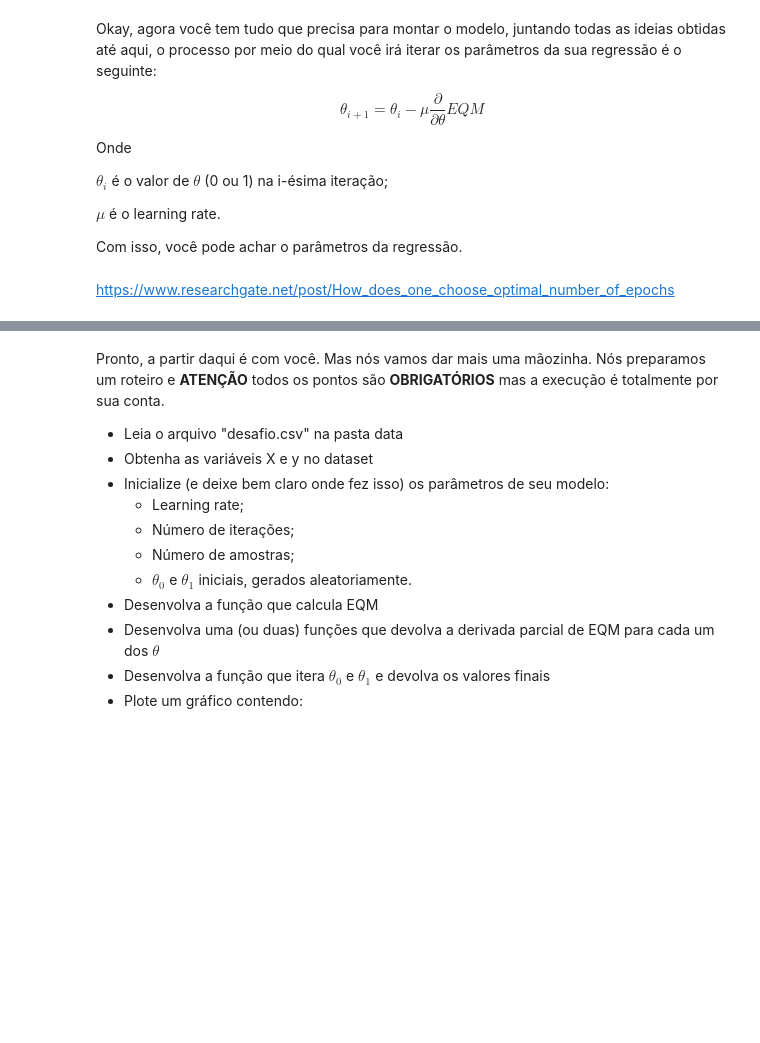
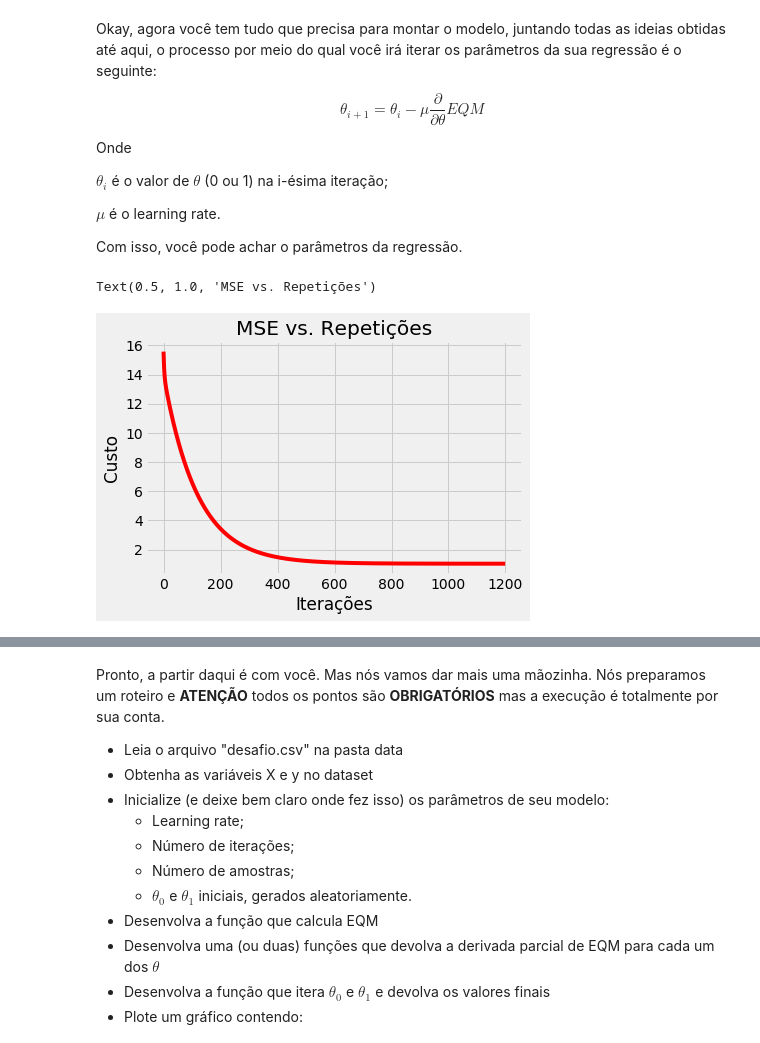
Before and after one commit to lucasfonseca19/Fase1_2020-2, a Jupyter notebook: PS - Talus Insper - 2020.2 - Desafio.ipynb, the cells around one changed output, grey strips where cells are left out. Saved outputs shown, nothing was run; the diff lists cells and outputs as text; code cells hidden in the pictures; blank space fills up the shorter version.

```diff
--- a/PS - Talus Insper - 2020.2 - Desafio.ipynb
+++ b/PS - Talus Insper - 2020.2 - Desafio.ipynb
@@ -225,8 +229,16 @@ def gradiente_descendente(theta_0,theta_1,x,y,learning_rate,repeticoes):
     return theta_0, theta_1, custo
-# %% [markdown]
-https://www.researchgate.net/post/How_does_one_choose_optimal_number_of_epochs
 # %%
 theta_0 , theta_1 , custo = gradiente_descendente(theta_0_ini, theta_1_ini, x, y, learning_rate, repeticoes)
+# %%
+# gráfico para determinar um número otimizado de repetições
+fig, ax = plt.subplots()
+ax.plot(np.arange(repeticoes), custo, 'r')
+ax.set_xlabel('Iterações')
+ax.set_ylabel('Custo')
+ax.set_title('MSE vs. Repetições')
+# %% [output]
+Text(0.5, 1.0, 'MSE vs. Repetições')
+[figure, added]
 # %%
 print("theta0 = {}, theta1 = {}".format(theta_0,theta_1))
 # %% [output]
```
Also changed, not shown: parts of 4 cells of this notebook.
